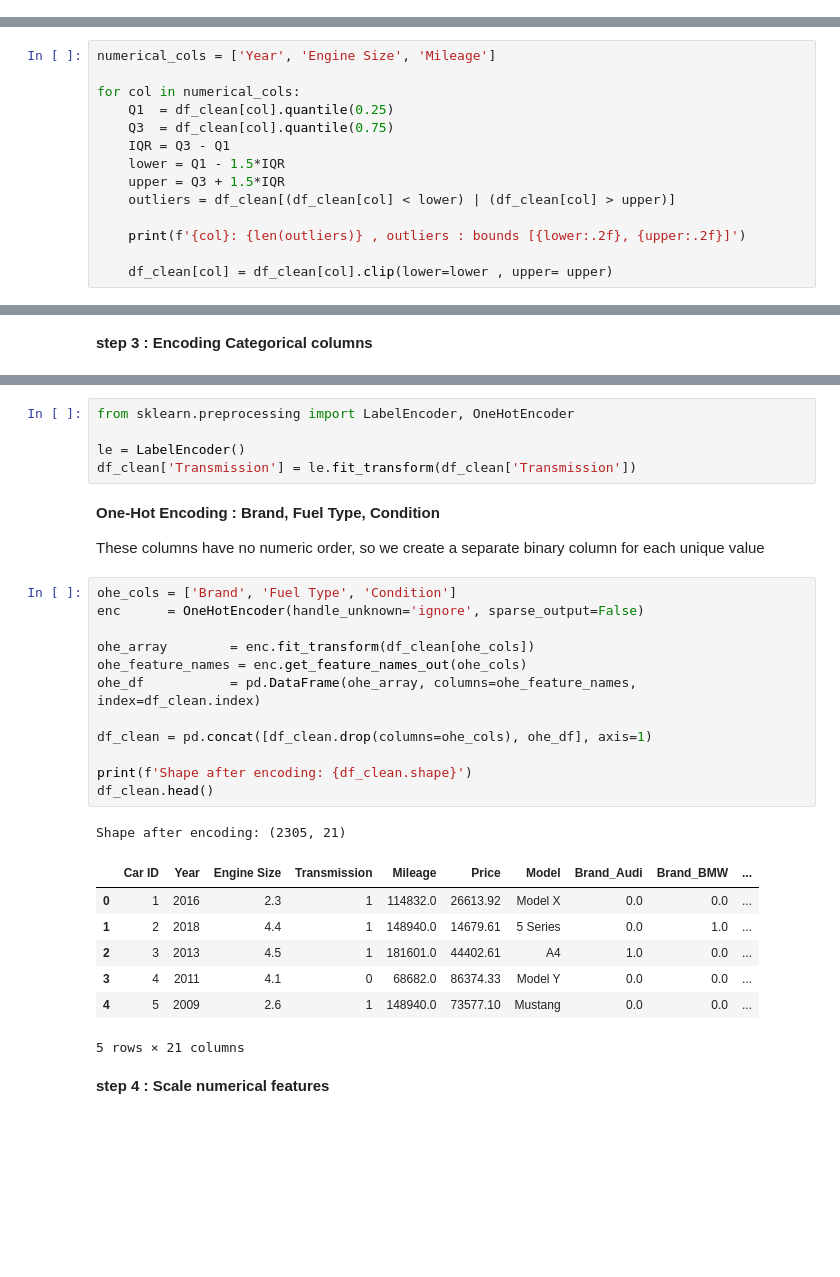
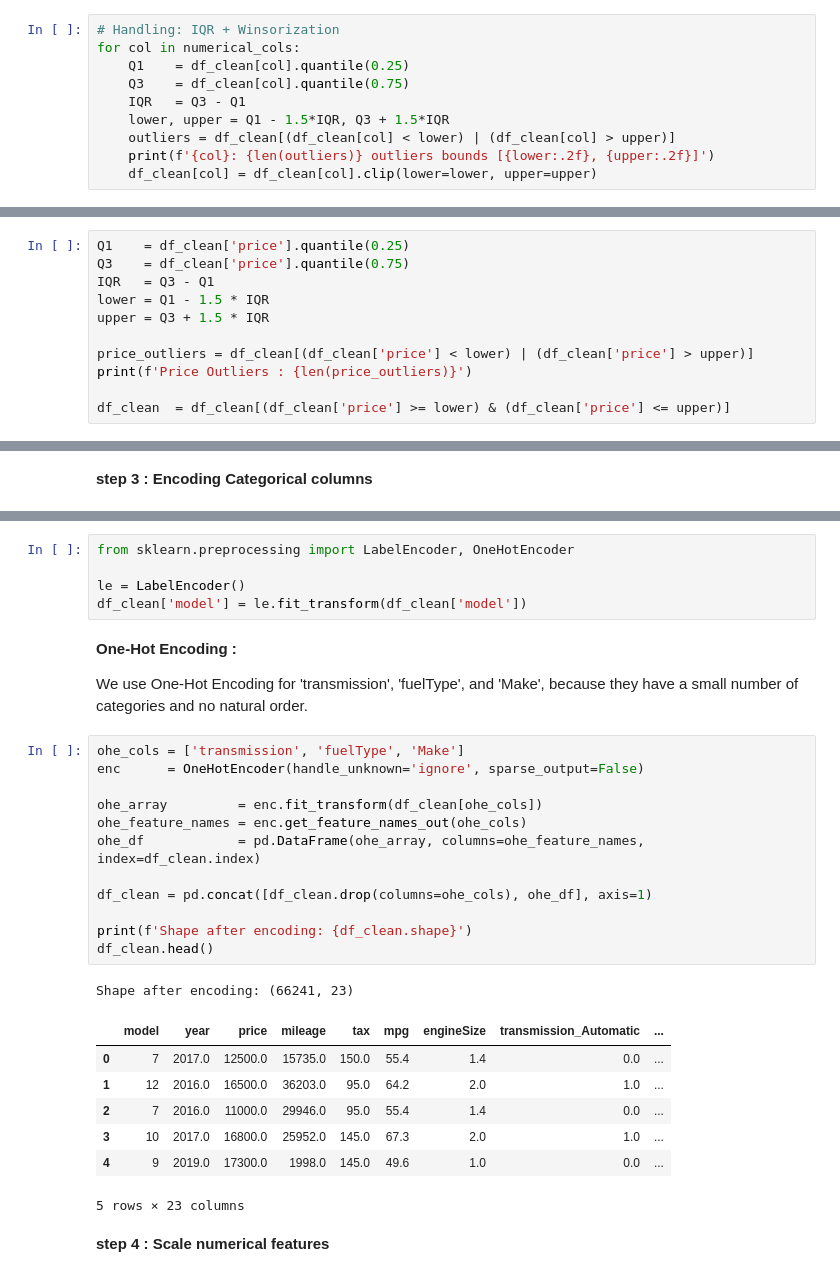
Before and after one commit to Farahhamza56/Assignment1_ML, a Jupyter notebook: Notebook/Car_Price_Project.ipynb, the cells around one changed output, grey strips where cells are left out. Drawn from its saved outputs; the diff is of its cells as text; blank space fills up the shorter version.

Commit message:
Data Cleaning يارب نخلص

```diff
--- a/Notebook/Car_Price_Project.ipynb
+++ b/Notebook/Car_Price_Project.ipynb
@@ -227,0 +263,10 @@ df_clean.head()
+# %%
+# Handling: IQR + Winsorization
+for col in numerical_cols:
+    Q1    = df_clean[col].quantile(0.25)
+    Q3    = df_clean[col].quantile(0.75)
+    IQR   = Q3 - Q1
+    lower, upper = Q1 - 1.5*IQR, Q3 + 1.5*IQR
+    outliers = df_clean[(df_clean[col] < lower) | (df_clean[col] > upper)]
+    print(f'{col}: {len(outliers)} outliers bounds [{lower:.2f}, {upper:.2f}]')
+    df_clean[col] = df_clean[col].clip(lower=lower, upper=upper)
@@ -228,15 +308,12 @@ df_clean.head()
 # %%
-numerical_cols = ['Year', 'Engine Size', 'Mileage']
+Q1    = df_clean['price'].quantile(0.25)
+Q3    = df_clean['price'].quantile(0.75)
+IQR   = Q3 - Q1
+lower = Q1 - 1.5 * IQR
+upper = Q3 + 1.5 * IQR
 
-for col in numerical_cols:
-    Q1  = df_clean[col].quantile(0.25)
-    Q3  = df_clean[col].quantile(0.75)
-    IQR = Q3 - Q1
-    lower = Q1 - 1.5*IQR
-    upper = Q3 + 1.5*IQR
-    outliers = df_clean[(df_clean[col] < lower) | (df_clean[col] > upper)]
+price_outliers = df_clean[(df_clean['price'] < lower) | (df_clean['price'] > upper)]
+print(f'Price Outliers : {len(price_outliers)}')
 
-    print(f'{col}: {len(outliers)} , outliers : bounds [{lower:.2f}, {upper:.2f}]')
-
-    df_clean[col] = df_clean[col].clip(lower=lower , upper= upper)
+df_clean  = df_clean[(df_clean['price'] >= lower) & (df_clean['price'] <= upper)]
 # %% [output]
@@ -265,32 +349,32 @@ Transmission has only 2 values (Manual & Automatic), so we use label encoding
 from sklearn.preprocessing import LabelEncoder, OneHotEncoder
 
 le = LabelEncoder()
-df_clean['Transmission'] = le.fit_transform(df_clean['Transmission'])
+df_clean['model'] = le.fit_transform(df_clean['model'])
 # %% [markdown]
-**One-Hot Encoding : Brand, Fuel Type, Condition**
+**One-Hot Encoding :**
 
-These columns have no numeric order, so we create a separate binary column for each unique value
+We use One-Hot Encoding for 'transmission', 'fuelType', and 'Make', because they have a small number of categories and no natural order.
 # %%
-ohe_cols = ['Brand', 'Fuel Type', 'Condition']
+ohe_cols = ['transmission', 'fuelType', 'Make']
 enc      = OneHotEncoder(handle_unknown='ignore', sparse_output=False)
 
-ohe_array        = enc.fit_transform(df_clean[ohe_cols])
+ohe_array         = enc.fit_transform(df_clean[ohe_cols])
 ohe_feature_names = enc.get_feature_names_out(ohe_cols)
-ohe_df           = pd.DataFrame(ohe_array, columns=ohe_feature_names, index=df_clean.index)
+ohe_df            = pd.DataFrame(ohe_array, columns=ohe_feature_names, index=df_clean.index)
 
 df_clean = pd.concat([df_clean.drop(columns=ohe_cols), ohe_df], axis=1)
 
 print(f'Shape after encoding: {df_clean.shape}')
 df_clean.head()
 # %% [output]
-Shape after encoding: (2305, 21)
+Shape after encoding: (66241, 23)
-|  | Car ID | Year | Engine Size | Transmission | Mileage | Price | Model | Brand_Audi | Brand_BMW | ... |
-| 0 | 1 | 2016 | 2.3 | 1 | 114832.0 | 26613.92 | Model X | 0.0 | 0.0 | ... |
-| 1 | 2 | 2018 | 4.4 | 1 | 148940.0 | 14679.61 | 5 Series | 0.0 | 1.0 | ... |
-| 2 | 3 | 2013 | 4.5 | 1 | 181601.0 | 44402.61 | A4 | 1.0 | 0.0 | ... |
-| 3 | 4 | 2011 | 4.1 | 0 | 68682.0 | 86374.33 | Model Y | 0.0 | 0.0 | ... |
-| 4 | 5 | 2009 | 2.6 | 1 | 148940.0 | 73577.10 | Mustang | 0.0 | 0.0 | ... |
+|  | model | year | price | mileage | tax | mpg | engineSize | transmission_Automatic | ... |
+| 0 | 7 | 2017.0 | 12500.0 | 15735.0 | 150.0 | 55.4 | 1.4 | 0.0 | ... |
+| 1 | 12 | 2016.0 | 16500.0 | 36203.0 | 95.0 | 64.2 | 2.0 | 1.0 | ... |
+| 2 | 7 | 2016.0 | 11000.0 | 29946.0 | 95.0 | 55.4 | 1.4 | 0.0 | ... |
+| 3 | 10 | 2017.0 | 16800.0 | 25952.0 | 145.0 | 67.3 | 2.0 | 1.0 | ... |
+| 4 | 9 | 2019.0 | 17300.0 | 1998.0 | 145.0 | 49.6 | 1.0 | 0.0 | ... |
-5 rows × 21 columns
+5 rows × 23 columns
 # %% [markdown]
 **step 4 : Scale numerical features**
 # %%
```
Also changed, not shown: parts of 25 cells of this notebook.
